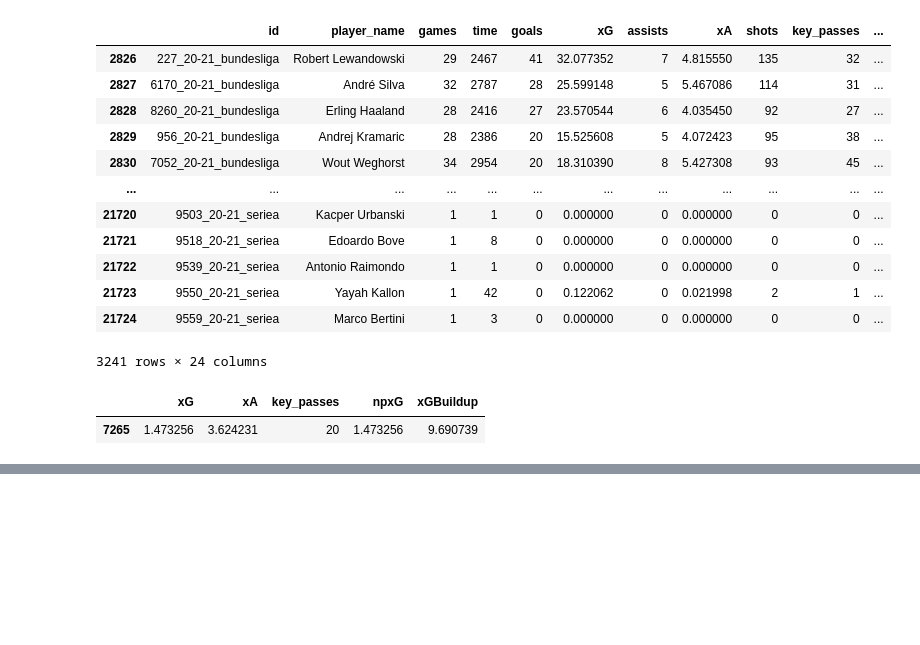
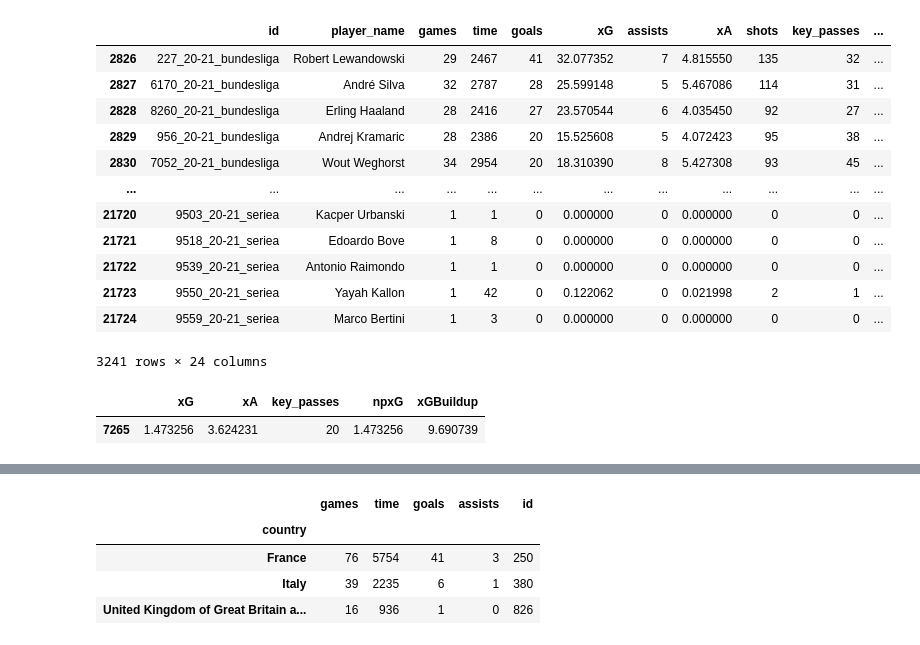
Before and after one commit to MahmoudBenboubker/Data_Visualisation_Football, a Jupyter notebook: Interface Player.ipynb, the cells around one changed output, grey strips where cells are left out. Saved outputs shown, nothing was run; the diff lists cells and outputs as text; code cells hidden in the pictures; blank space fills up the shorter version.

```diff
--- a/Interface Player.ipynb
+++ b/Interface Player.ipynb
@@ -61,0 +58,15 @@ radar_chart(radar_df,dico_players, title)
+# %%
+import requests
+country_info = requests.get(
+    'https://raw.githubusercontent.com/MariaKokshaikina/any-data/main/all_countries.json'
+).json()
+competition_country = { "laliga" :["Spain",724],  "epl" :["United Kingdom of Great Britain and Northern Ireland",826] ,  "bundesliga" : ["Germay",276], "seriea" : ["Italy",380] , "ligue1" :  ["France",250] ,"rfpl" : ["Russian Federation",643]}
+iso_code = {"Spain":724, "United Kingdom of Great Britain and Northern Ireland":826,"Germay":276, "Italy":380,"France":250,"Russian Federation":643}
+# %%
+df = pd.read_csv("players.csv")
+def get_player_by_name(df,name):
+    return df[df.player_name.str.contains(name)]
+df_balo = get_player_by_name(df,"Balotelli")
+df_balo["country"] = df_balo.id.apply(lambda x : competition_country[x.split("_")[-1]][0])
+df = df_balo.groupby("country").sum()[["games","time","goals","assists"]]
+df
@@ -61,0 +83,11 @@ radar_chart(radar_df,dico_players, title)
+# %%
+df["country"] = df.index
+df["id"] = df.country.apply(lambda x : iso_code[x] )
+df = df.drop(columns=["country"])
+df
+# %% [output]
+|  | games | time | goals | assists | id |
+| country |  |  |  |  |  |
+| France | 76 | 5754 | 41 | 3 | 250 |
+| Italy | 39 | 2235 | 6 | 1 | 380 |
+| United Kingdom of Great Britain a... | 16 | 936 | 1 | 0 | 826 |
```
Also changed, not shown: parts of 4 cells of this notebook.
